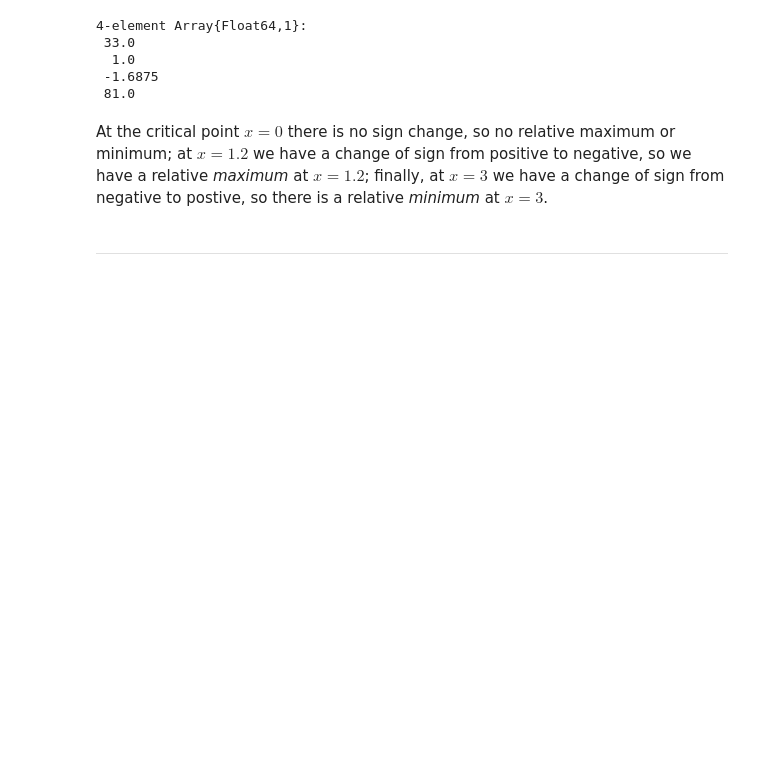
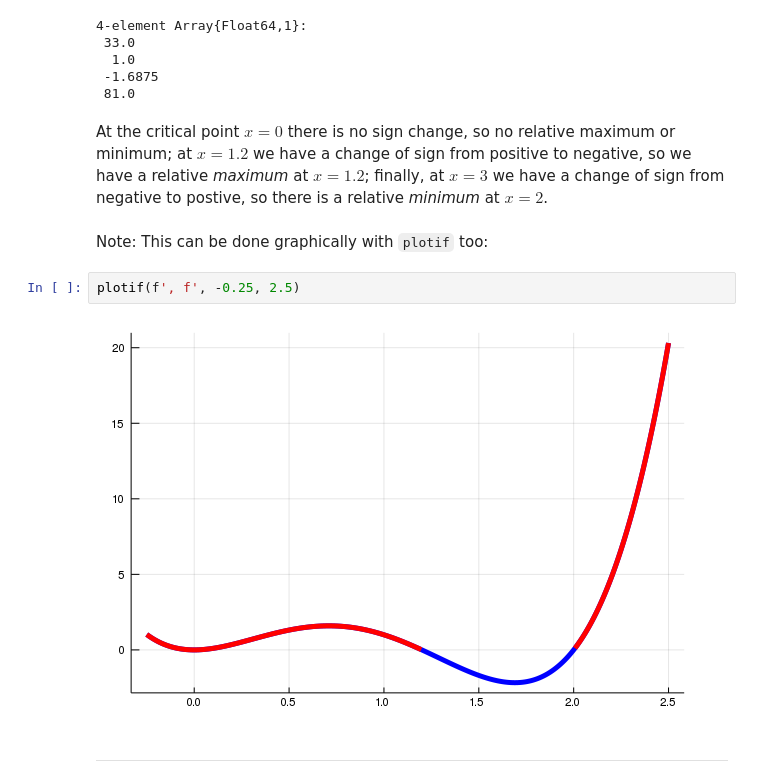
Before and after one commit to mth229/229-projects, a Jupyter notebook: first_second_derivatives.ipynb, the cells around one changed output. Drawn from its saved outputs; the diff is of its cells as text; blank space fills up the shorter version.

```diff
--- a/first_second_derivatives.ipynb
+++ b/first_second_derivatives.ipynb
@@ -313,7 +309,13 @@ f'.(test_pts)     # or map(f', test_pts)
  -1.6875
  81.0
 # %% [markdown]
-<p>At the critical point $x=0$ there is no sign change, so no relative maximum or minimum; at $x=1.2$ we have a change of sign from positive to negative, so we have a relative <em>maximum</em> at $x=1.2$; finally, at $x=3$ we have a change of sign from negative to postive, so there is a relative <em>minimum</em> at $x=3$.</p>
+<p>At the critical point $x=0$ there is no sign change, so no relative maximum or minimum; at $x=1.2$ we have a change of sign from positive to negative, so we have a relative <em>maximum</em> at $x=1.2$; finally, at $x=3$ we have a change of sign from negative to postive, so there is a relative <em>minimum</em> at $x=2$.</p>
+# %% [markdown]
+<p>Note: This can be done graphically with <code>plotif</code> too:</p>
+# %%
+plotif(f', f', -0.25, 2.5)
+# %% [output]
+[figure, added]
 # %% [markdown]
 <hr />
 # %% [markdown]
```
Also changed, not shown: parts of 34 cells of this notebook, 9 other files.
